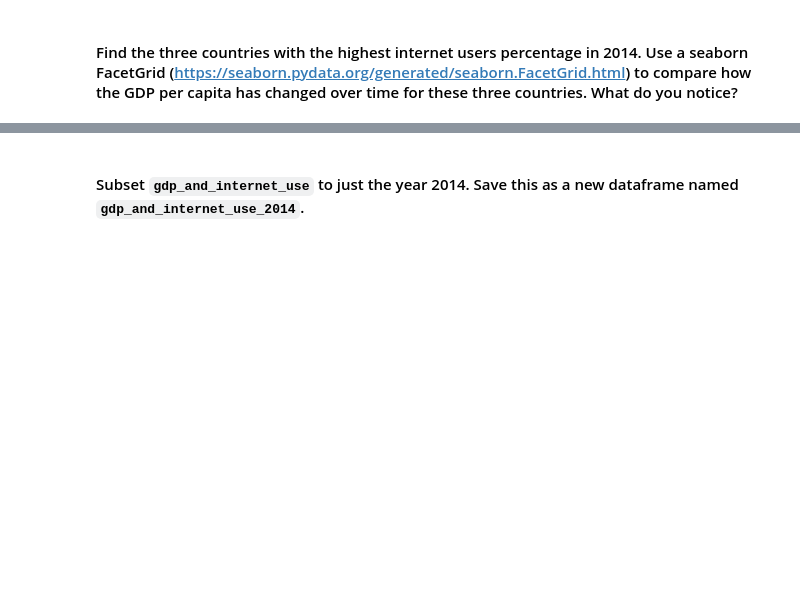
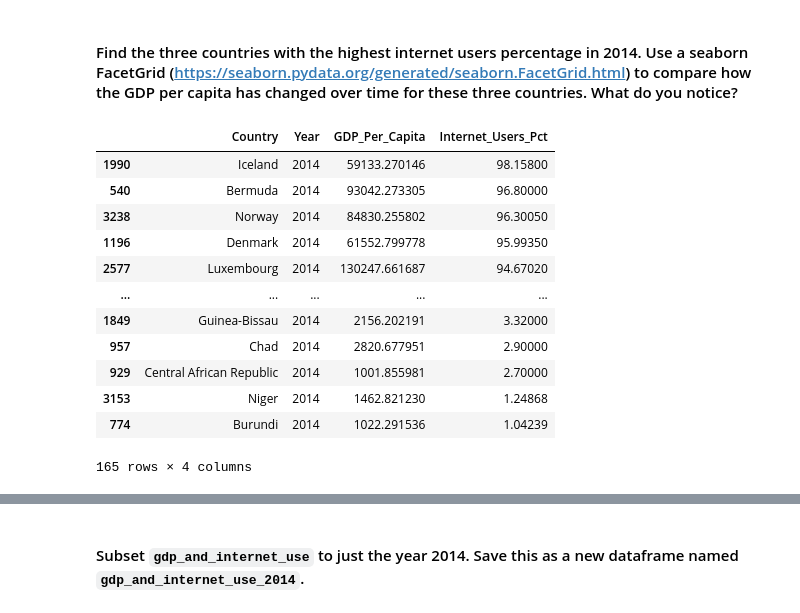
Before and after one commit to NSS-Data-Analytics-Cohort-17/un-datasets-buterabuilds, a Jupyter notebook: notebooks/un_dataproject.ipynb, the cells around one changed output, grey strips where cells are left out. Saved outputs shown, nothing was run; the diff lists cells and outputs as text; code cells hidden in the pictures; blank space fills up the shorter version.

```diff
--- a/notebooks/un_dataproject.ipynb
+++ b/notebooks/un_dataproject.ipynb
@@ -390,3 +390,20 @@ gdp_and_internet_use.tail()
 | 4767 | Zimbabwe | 1990 | 6082.842451 | 0.000000 |
 # %% [markdown]
 #### Find the three countries with the highest internet users percentage in 2014. Use a seaborn FacetGrid (https://seaborn.pydata.org/generated/seaborn.FacetGrid.html) to compare how the GDP per capita has changed over time for these three countries. What do you notice?
+# %%
+data_2014 = gdp_and_internet_use.loc[gdp_and_internet_use.Year == 2014]
+data_2014.sort_values(by = 'Internet_Users_Pct', ascending = False)
+# %% [output]
+|  | Country | Year | GDP_Per_Capita | Internet_Users_Pct |
+| 1990 | Iceland | 2014 | 59133.270146 | 98.15800 |
+| 540 | Bermuda | 2014 | 93042.273305 | 96.80000 |
+| 3238 | Norway | 2014 | 84830.255802 | 96.30050 |
+| 1196 | Denmark | 2014 | 61552.799778 | 95.99350 |
+| 2577 | Luxembourg | 2014 | 130247.661687 | 94.67020 |
+| ... | ... | ... | ... | ... |
+| 1849 | Guinea-Bissau | 2014 | 2156.202191 | 3.32000 |
+| 957 | Chad | 2014 | 2820.677951 | 2.90000 |
+| 929 | Central African Republic | 2014 | 1001.855981 | 2.70000 |
+| 3153 | Niger | 2014 | 1462.821230 | 1.24868 |
+| 774 | Burundi | 2014 | 1022.291536 | 1.04239 |
+165 rows × 4 columns
```
Also changed, not shown: parts of 9 cells of this notebook.
